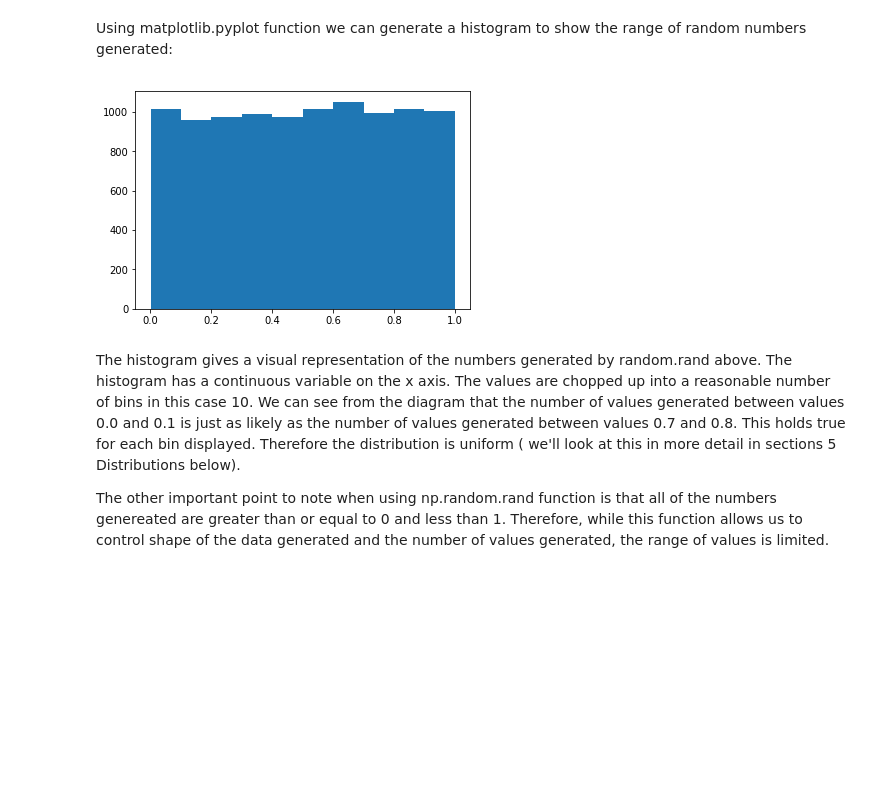
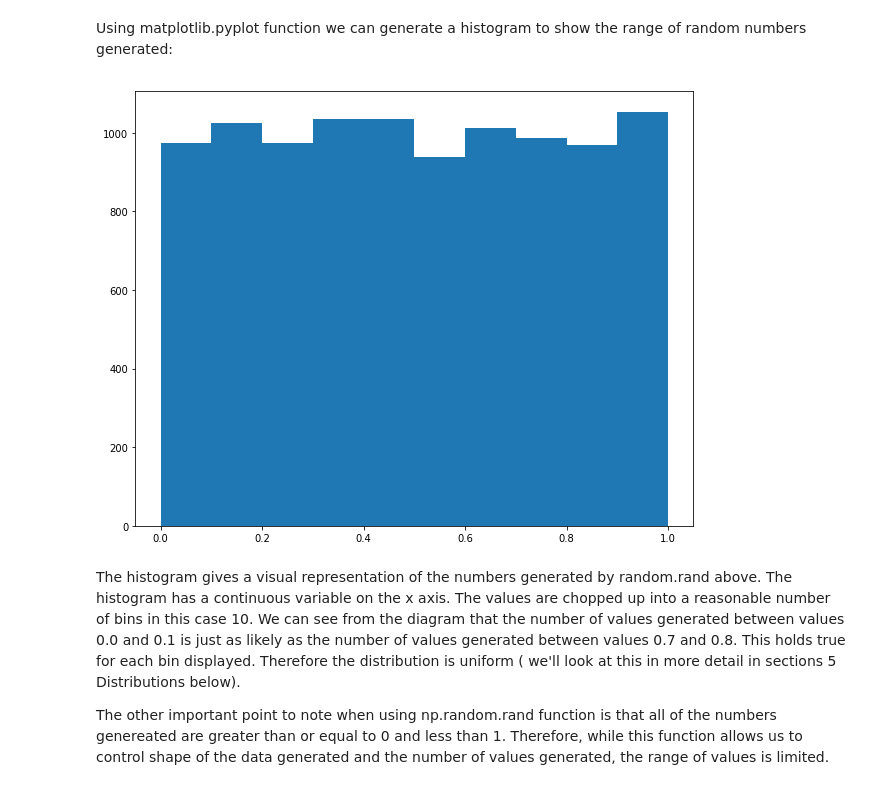
Before and after one commit to fionaoriordan/52465_19_np, a Jupyter notebook: numpy_random.ipynb, the cells around one changed output. Cells and saved outputs as stored; diff of their text form; code cells hidden in the pictures; blank space fills up the shorter version.

Commit message:
Updating code comments and plot figure settings. Adding additional plots

```diff
--- a/numpy_random.ipynb
+++ b/numpy_random.ipynb
@@ -121,17 +122,24 @@ array([0.85607301, 0.01821243, 0.41409356, ..., 0.1754044 , 0.35537324,
 # %% [markdown]
 Using matplotlib.pyplot function we can generate a histogram to show the range of random numbers generated:
 # %%
-# use the matploblib magic command to ensure the histogram is shown.
+#Using %matplotlib notebook so that plt.rcParams['figure.figsize'] = (10.0, 8.0) works for all cells
+#as per https://github.com/jupyter/notebook/issues/3385#issuecomment-528665546
+%matplotlib notebook
+# use matplotlib magic to render the figures created in this notebook.
 %matplotlib inline
-# import the matplotlib pyplot libary and give it the alias plt
+#import matplotlib pypot and assign alias plt
 import matplotlib.pyplot as plt
+# set figure size for all plots in this notebook
+plt.rcParams['figure.figsize'] = (10.0, 8.0)
 
 # set x equal to an array of 10,000 random numbers generated by function numpy.random.rand
 x = np.random.rand(10000)
+# plot a histogram of array x
 plt.hist(x)
+# display the histogram
 plt.show()
 # %% [output]
-[figure, old version]
+[figure, new version]
 # %% [markdown]
 The histogram gives a visual representation of the numbers generated by random.rand above. The histogram has a continuous variable on the x axis.  The values are chopped up into a reasonable number of bins in this case 10. We can see from the diagram that the number of values generated between values 0.0 and 0.1 is just as likely as the number of values generated between values 0.7 and 0.8. This holds true for each bin displayed. Therefore the distribution is uniform ( we'll look at this in more detail in sections 5  Distributions below).
 
```
Also changed, not shown: parts of 77 cells of this notebook.
